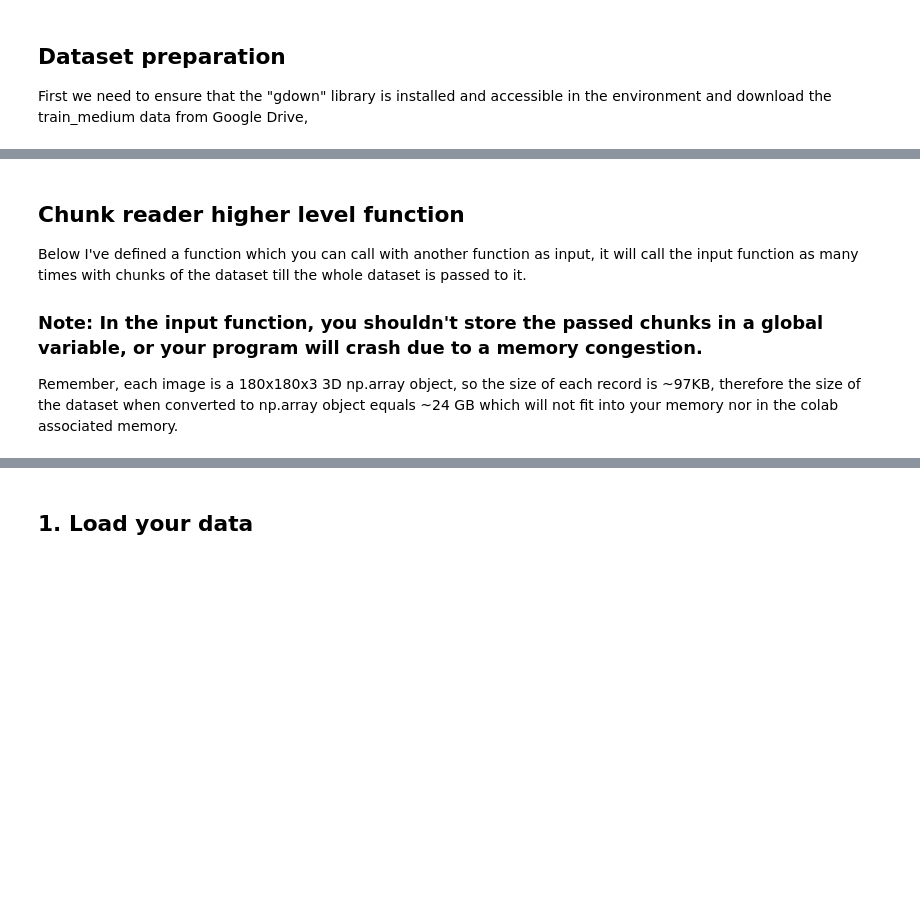
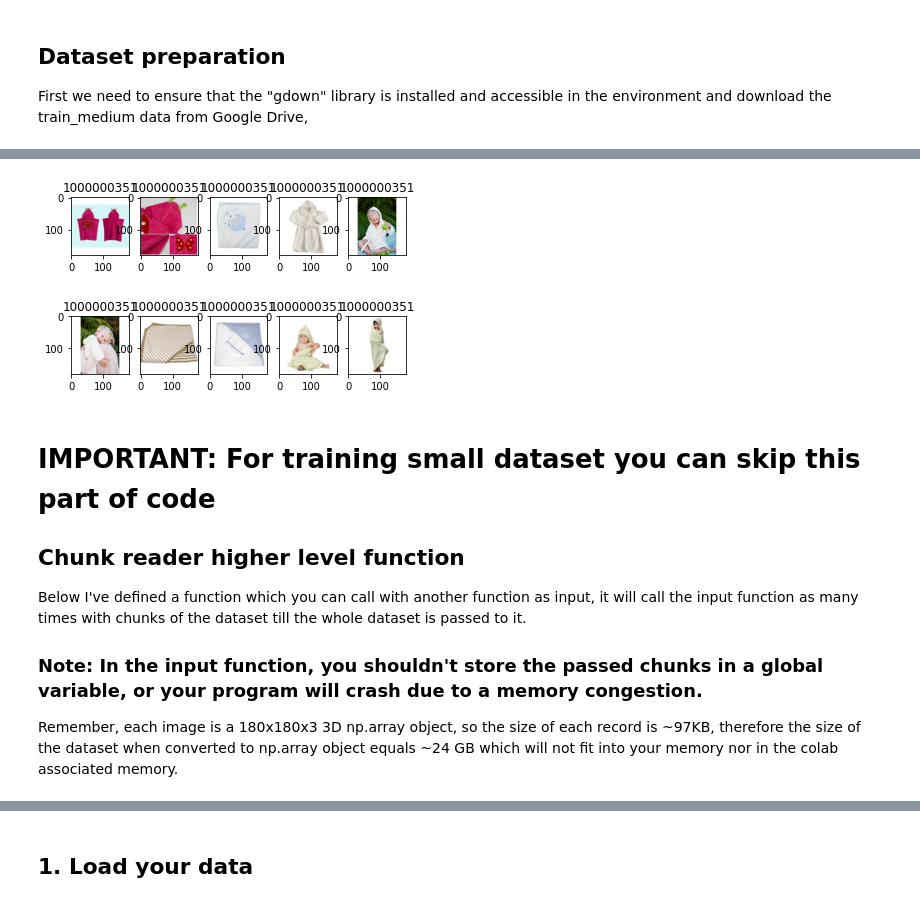
Before and after one commit to aminabedi/ENEL645W21-Cdiscount-image-classification, a Jupyter notebook: model.ipynb, the cells around one changed output, grey strips where cells are left out. Cells and saved outputs as stored; diff of their text form; code cells hidden in the pictures; blank space fills up the shorter version.

```diff
--- a/model.ipynb
+++ b/model.ipynb
@@ -13,4 +86,14 @@ First we need to ensure that the "gdown" library is installed and accessible in
+# %%
+import matplotlib.pyplot as plt
+
+for index, item in df.head(10).iterrows():
+    plt.subplot(2, 5, index+1)
+    plt.title(item[2])
+    plt.imshow(item[1])
+# %% [output]
+[figure, added]
 # %% [markdown]
+# IMPORTANT: For training small dataset you can skip this part of code
 ## Chunk reader higher level function
 Below I've defined a function which you can call with another function as input, it will call the input function as many times with chunks of the dataset till the whole dataset is passed to it.
 ### Note: In the input function, you shouldn't store the passed chunks in a global variable, or your program will crash due to a memory congestion.
```
Also changed, not shown: parts of 15 cells of this notebook.
